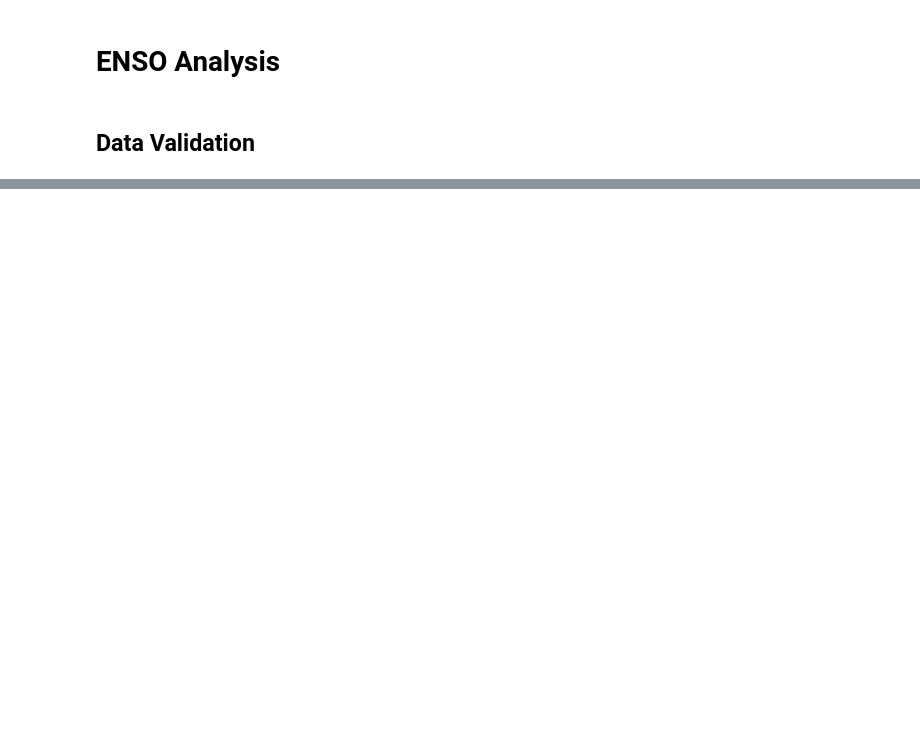
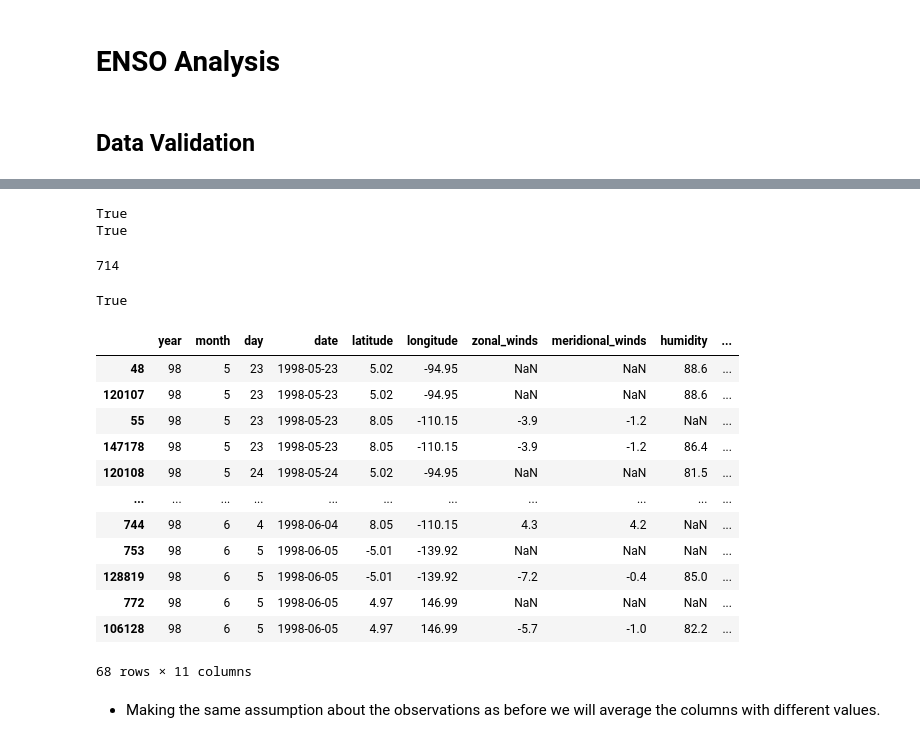
Before and after one commit to agraglez/enso-analysis, a Jupyter notebook: notebooks/enso-analysis.ipynb, the cells around one changed output, grey strips where cells are left out. Cells and saved outputs as stored; diff of their text form; code cells hidden in the pictures; blank space fills up the shorter version.

```diff
--- a/notebooks/enso-analysis.ipynb
+++ b/notebooks/enso-analysis.ipynb
@@ -44,0 +253,2 @@ tao.head()
+# %%
+elnino = elnino.iloc[:,[3,4,5,0,1,2,6,7,8,9,10]]
@@ -44,0 +278,3 @@ tao.head()
+# %%
+# Concatenating the datasets
+enso = pd.concat([tao, elnino])
@@ -44,0 +302,3 @@ tao.head()
+# %%
+enso = enso.sort_values(by='date')
+enso.head()
@@ -44,0 +312,36 @@ tao.head()
+# %%
+# Searching for duplicated general dupliated rows and on date, latitude, longitude
+print(enso.duplicated().any())
+print(enso[['date', 'latitude', 'longitude']].duplicated().any())
+# %% [output]
+True
+True
+# %%
+print(enso.duplicated().sum())
+# %% [output]
+714
+# %%
+enso.drop_duplicates(inplace=True)
+# %%
+print(enso[['date', 'latitude', 'longitude']].duplicated().any())
+# %% [output]
+True
+# %%
+# Looking at duplicated rows
+enso[enso[['date', 'latitude', 'longitude']].duplicated(keep = False)].sort_values(by=['date','latitude'])
+# %% [output]
+|  | year | month | day | date | latitude | longitude | zonal_winds | meridional_winds | humidity | ... |
+| 48 | 98 | 5 | 23 | 1998-05-23 | 5.02 | -94.95 | NaN | NaN | 88.6 | ... |
+| 120107 | 98 | 5 | 23 | 1998-05-23 | 5.02 | -94.95 | NaN | NaN | 88.6 | ... |
+| 55 | 98 | 5 | 23 | 1998-05-23 | 8.05 | -110.15 | -3.9 | -1.2 | NaN | ... |
+| 147178 | 98 | 5 | 23 | 1998-05-23 | 8.05 | -110.15 | -3.9 | -1.2 | 86.4 | ... |
+| 120108 | 98 | 5 | 24 | 1998-05-24 | 5.02 | -94.95 | NaN | NaN | 81.5 | ... |
+| ... | ... | ... | ... | ... | ... | ... | ... | ... | ... | ... |
+| 744 | 98 | 6 | 4 | 1998-06-04 | 8.05 | -110.15 | 4.3 | 4.2 | NaN | ... |
+| 753 | 98 | 6 | 5 | 1998-06-05 | -5.01 | -139.92 | NaN | NaN | NaN | ... |
+| 128819 | 98 | 6 | 5 | 1998-06-05 | -5.01 | -139.92 | -7.2 | -0.4 | 85.0 | ... |
+| 772 | 98 | 6 | 5 | 1998-06-05 | 4.97 | 146.99 | NaN | NaN | NaN | ... |
+| 106128 | 98 | 6 | 5 | 1998-06-05 | 4.97 | 146.99 | -5.7 | -1.0 | 82.2 | ... |
+68 rows × 11 columns
+# %% [markdown]
+* Making the same assumption about the observations as before we will average the columns with different values.
```
Also changed, not shown: parts of 43 cells of this notebook.
